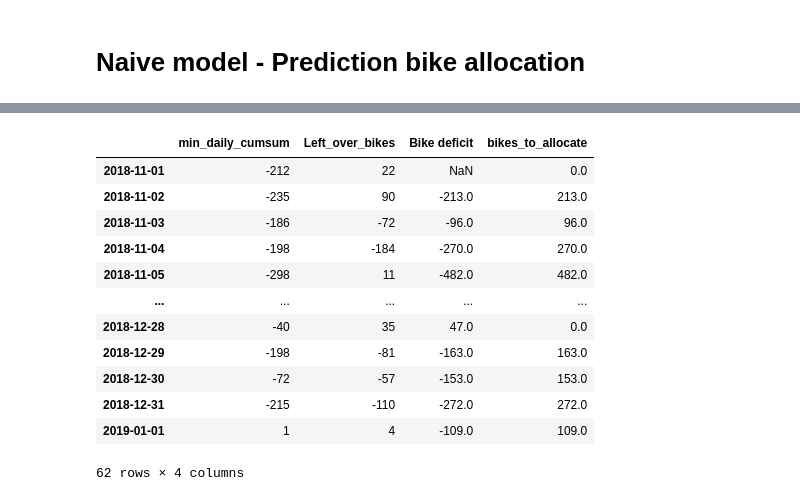
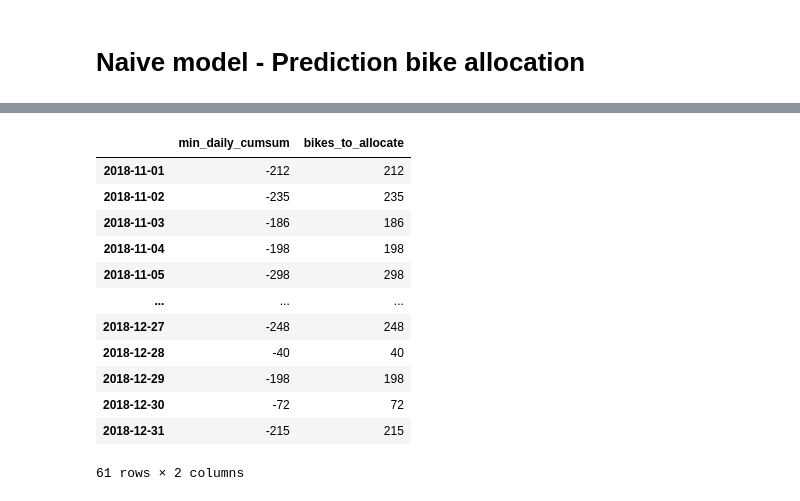
Before and after one commit to katrinemariepedersen/Business_analytics_project, a Jupyter notebook: Naive_prediction_model_12.ipynb, the cells around one changed output, grey strips where cells are left out. Cells and saved outputs as stored; diff of their text form; code cells hidden in the pictures.

```diff
--- a/Naive_prediction_model_12.ipynb
+++ b/Naive_prediction_model_12.ipynb
@@ -812,9 +797,10 @@ def plotprediction(series, pred_series, labels=["original", "predicted"], x_axis
 grouped_departures.index = pd.to_datetime(grouped_departures.index)
 
 test_start = pd.Timestamp("2018-11-01")
+test_stop = pd.Timestamp("2019-01-01")
 
 train_mask = grouped_departures.index < test_start
-test_mask  = grouped_departures.index >= test_start
+test_mask  =  (test_stop >grouped_departures.index) & (grouped_departures.index  >= test_start)
 
 train_departures = grouped_departures[train_mask].iloc[:, 0]
 test_departures  = grouped_departures[test_mask].iloc[:, 0]
@@ -1040,37 +1009,30 @@ naive_bike_alloc_test["daily_cumsum"] = naive_bike_alloc_test.groupby(naive_bike
 # %%
-min_daily_cumsum_test = naive_bike_alloc_test.groupby(naive_bike_alloc_test.index.date)["daily_cumsum"].min()
 min_daily_cumsum_test = naive_bike_alloc_test.groupby(naive_bike_alloc_test.index.date).agg(
-    min_daily_cumsum=("daily_cumsum", "min"),
-    Left_over_bikes=("daily_cumsum", "last")
+    min_daily_cumsum=("daily_cumsum", "min")
 )
 
-min_daily_cumsum_test["shifted_bikes"] = min_daily_cumsum_test["Left_over_bikes"].shift(1)
 
-min_daily_cumsum_test["Bike deficit"] = (
-    min_daily_cumsum_test["min_daily_cumsum"] + min_daily_cumsum_test["shifted_bikes"]
-)
-
-min_daily_cumsum_test.drop(columns=["shifted_bikes"], inplace= True)
+min_daily_cumsum_test
 
 min_daily_cumsum_test["bikes_to_allocate"] = (
-    min_daily_cumsum_test["Bike deficit"]
+    min_daily_cumsum_test["min_daily_cumsum"]
     .apply(lambda x: abs(x) if x < 0 else 0)
 )
 min_daily_cumsum_test
 # %% [output]
-|  | min_daily_cumsum | Left_over_bikes | Bike deficit | bikes_to_allocate |
-| 2018-11-01 | -212 | 22 | NaN | 0.0 |
-| 2018-11-02 | -235 | 90 | -213.0 | 213.0 |
-| 2018-11-03 | -186 | -72 | -96.0 | 96.0 |
-| 2018-11-04 | -198 | -184 | -270.0 | 270.0 |
-| 2018-11-05 | -298 | 11 | -482.0 | 482.0 |
-| ... | ... | ... | ... | ... |
-| 2018-12-28 | -40 | 35 | 47.0 | 0.0 |
-| 2018-12-29 | -198 | -81 | -163.0 | 163.0 |
-| 2018-12-30 | -72 | -57 | -153.0 | 153.0 |
-| 2018-12-31 | -215 | -110 | -272.0 | 272.0 |
-| 2019-01-01 | 1 | 4 | -109.0 | 109.0 |
+|  | min_daily_cumsum | bikes_to_allocate |
+| 2018-11-01 | -212 | 212 |
+| 2018-11-02 | -235 | 235 |
+| 2018-11-03 | -186 | 186 |
+| 2018-11-04 | -198 | 198 |
+| 2018-11-05 | -298 | 298 |
+| ... | ... | ... |
+| 2018-12-27 | -248 | 248 |
+| 2018-12-28 | -40 | 40 |
+| 2018-12-29 | -198 | 198 |
+| 2018-12-30 | -72 | 72 |
+| 2018-12-31 | -215 | 215 |
-62 rows × 4 columns
+61 rows × 2 columns
 # %%
 print_stats(min_daily_cumsum_test["bikes_to_allocate"], min_daily_cumsum_pred["bikes_to_allocate"], title="Evaluation of allocation naive")
 # %% [output]
```
Also changed, not shown: parts of 15 cells of this notebook, 4 other files.
